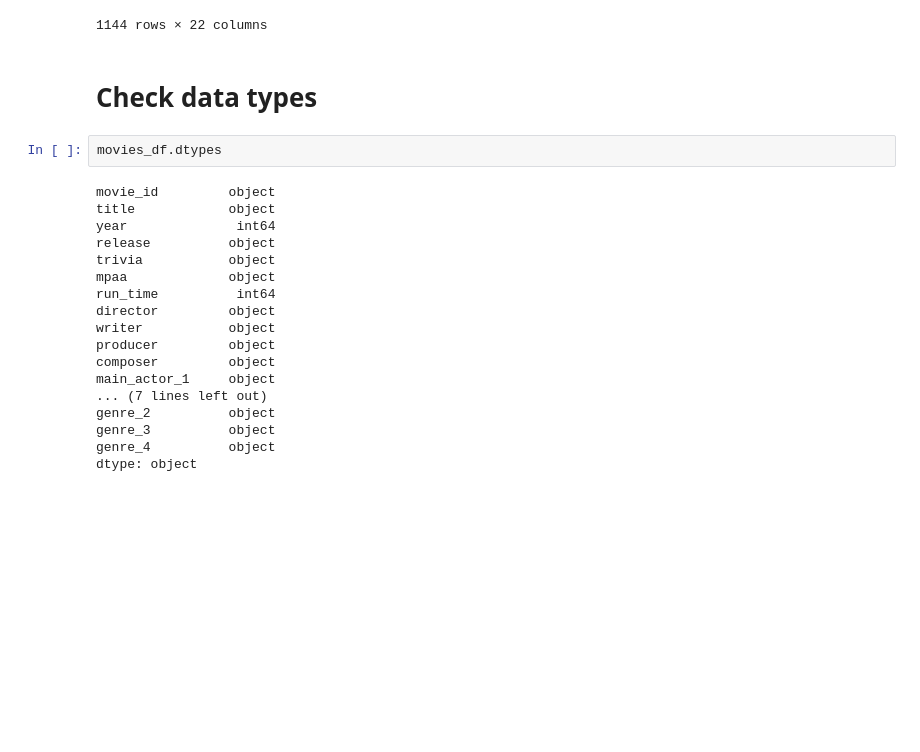
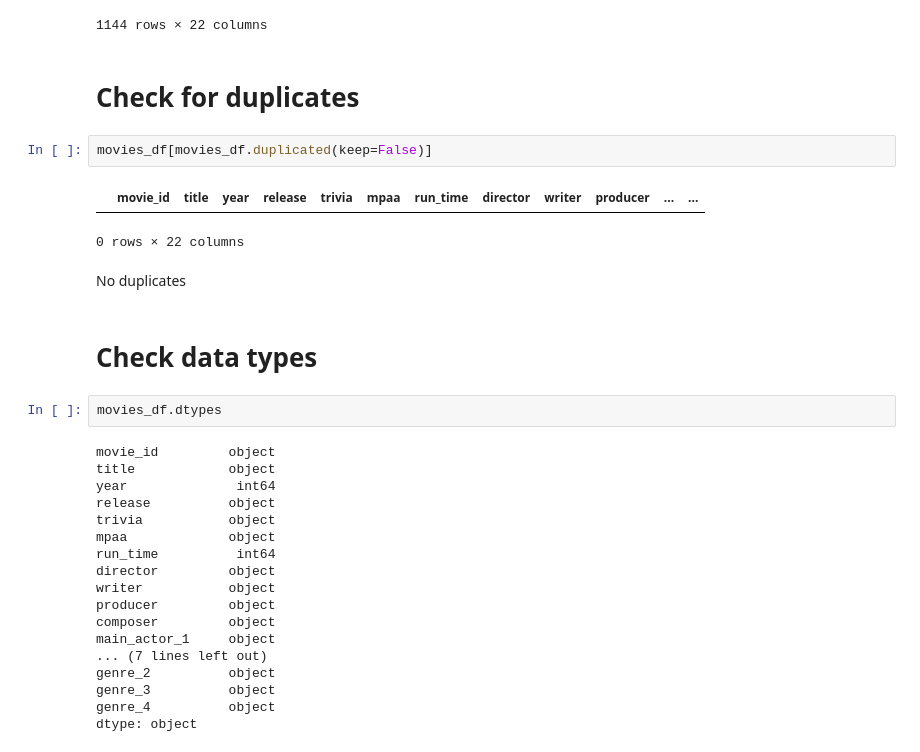
Before and after one commit to sansanity/CS4050-NB, a Jupyter notebook: INITIAL_DATA_CLEANING.ipynb, the cells around one changed output. Cells and saved outputs as stored; diff of their text form; blank space fills up the shorter version.

```diff
--- a/INITIAL_DATA_CLEANING.ipynb
+++ b/INITIAL_DATA_CLEANING.ipynb
@@ -21,6 +21,15 @@ movies_df
 | 1142 | m1143 | Spider-Man: Into the Spider-Verse | 2018 | 2018-12-11 | Teen Miles Morales becomes Spider... | PG | 117 | Bob Persichetti | Phil Lord | Avi Arad | ... | ... |
 | 1143 | m1144 | Avengers: Endgame | 2019 | 2019-04-23 | After the devastating events of | PG-13 | 181 | Anthony Russo | Christopher Markus | Kevin Feige | ... | ... |
 1144 rows × 22 columns
+# %% [markdown]
+# Check for duplicates
+# %%
+movies_df[movies_df.duplicated(keep=False)]
+# %% [output]
+|  | movie_id | title | year | release | trivia | mpaa | run_time | director | writer | producer | ... | ... |
+0 rows × 22 columns
+# %% [markdown]
+No duplicates
 # %% [markdown]
 # Check data types
 # %%
```
Also changed, not shown: parts of 1 cell of this notebook.
